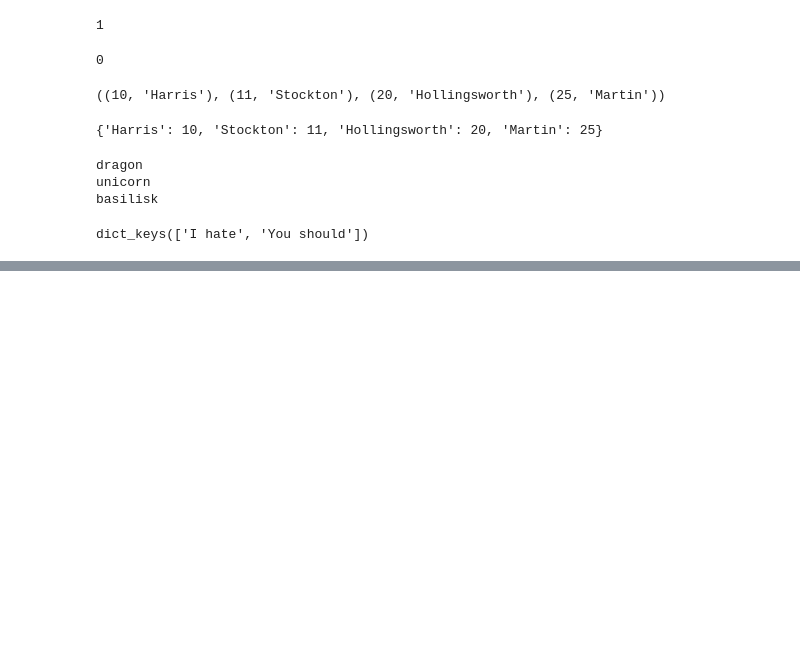
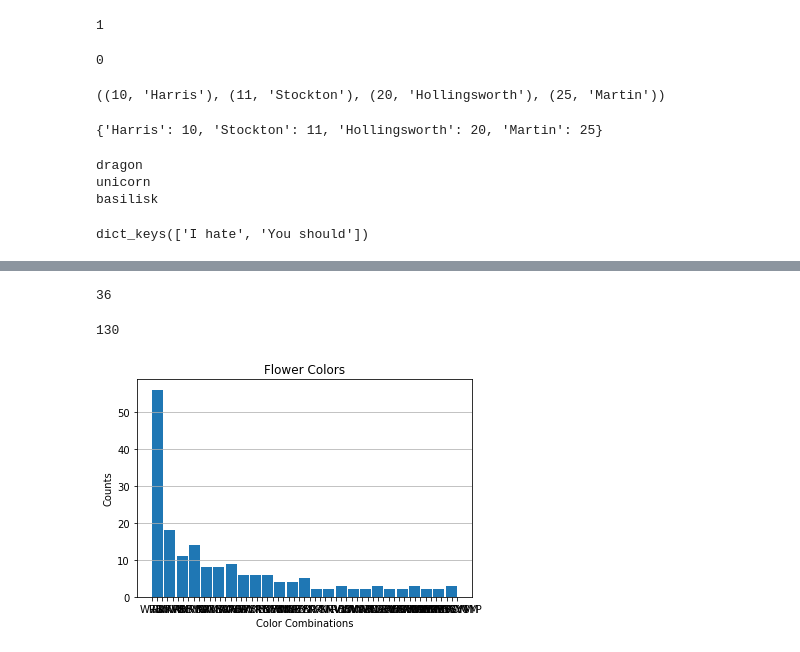
Before and after one commit to Frododawn/MachineLearningII, a Jupyter notebook: Titanic_Prac.ipynb, the cells around one changed output, grey strips where cells are left out. Cells and saved outputs as stored; diff of their text form; code cells hidden in the pictures; blank space fills up the shorter version.

```diff
--- a/Titanic_Prac.ipynb
+++ b/Titanic_Prac.ipynb
@@ -277,0 +456,5 @@ print(myth)
+# %%
+# Remove character '/' from the flower_orders
+ch = '/'
+flower_orders = [elem.replace(ch, '') for elem in flower_orders]
+print(flower_orders)
@@ -277,0 +463,3 @@ print(myth)
+# %%
+flower_orders= Counter(['WRB', 'WRB', 'WRB', 'WRB', 'WRB', 'WRB', 'WRB', 'WRB', 'WRB', 'WRB', 'WRB', 'WRB', 'WRB', 'WRB', 'WRB', 'WRB', 'WRB', 'WRB', 'WRB', 'WRB', 'WRB', 'WRB', 'WRB', 'WRB', 'WRB', 'WRB', 'WRB', 'WRB', 'WRB', 'WRB', 'WR', 'WR', 'WR', 'WR', 'WR', 'WR', 'WR', 'WR', 'WR', 'WR', 'WR', 'WR', 'WR', 'WR', 'WR', 'WR', 'RVY', 'RVY', 'RVY', 'RVY', 'RVY', 'RVY', 'RVY', 'RVY', 'RVY', 'RVY', 'WRV', 'WRV', 'WRV', 'WRV', 'WRV', 'WRV', 'WRV', 'WRV', 'WRV', 'WRV', 'WNRV', 'WNRV', 'WNRV', 'WNRV', 'WNRV', 'WNRV', 'WNRV', 'WNRV', 'WRBY', 'WRBY', 'WRBY', 'WRBY', 'WRBY', 'WRBY', 'BY', 'BY', 'BY', 'BY', 'BY', 'RBY', 'RBY', 'RBY', 'RBY', 'RBY', 'WNRBVY', 'WNRBVY', 'WNRBVY', 'WNRBVY', 'WNRBVY', 'WG', 'WG', 'WG', 'WG', 'RY', 'RY', 'RY', 'RY', 'NRVY', 'NRVY', 'NRVY', 'NRVY', 'WRBV', 'WRBV', 'WRBV', 'WRBV', 'WNRVY', 'WNRVY', 'WNRVY', 'WNRVY', 'NRY', 'NRY', 'NRY', 'WVO', 'WVO', 'WVO', 'WNRY', 'WNRY', 'WNRY', 'RBVY', 'RBVY', 'RBVY', 'WRVY', 'WRVY', 'WRVY', 'WRBVY', 'WRBVY', 'WRBVY', 'WNRBY', 'WNRBY', 'WNRBY', 'RG', 'RG', 'BVY', 'BVY', 'NBY', 'NBY', 'WBY', 'WBY', 'WNB', 'WNB', 'WNR', 'WNR', 'WNBY', 'WNBY', 'WBVY', 'WBVY', 'WNRBVYGM', 'WNRBVYGM', 'BR', 'NR', 'VY', 'V', 'NRV', 'NVY', 'RBO', 'WBV', 'WVY', 'WNRB', 'WNRO', 'WNRG', 'WNVY', 'WNYM', 'NRBY', 'NBVY', 'RVYO', 'WBVM', 'WBVO', 'NRBYM', 'NRVOM', 'WNRYG', 'NRBVY', 'WRBVYP', 'WNRBYG', 'WNRBVOM', 'WNRBVYM', 'WNBVYGM', 'WNBVVYP'])
+flower_orders
@@ -277,0 +484,4 @@ print(myth)
+# %%
+flower_orders = ['WRB', 'WRB', 'WRB', 'WRB', 'WRB', 'WRB', 'WRB', 'WRB', 'WRB', 'WRB', 'WRB', 'WRB', 'WRB', 'WRB', 'WRB', 'WRB', 'WRB', 'WRB', 'WRB', 'WRB', 'WRB', 'WRB', 'WRB', 'WRB', 'WRB', 'WRB', 'WRB', 'WRB', 'WRB', 'WRB', 'WR', 'WR', 'WR', 'WR', 'WR', 'WR', 'WR', 'WR', 'WR', 'WR', 'WR', 'WR', 'WR', 'WR', 'WR', 'WR', 'RVY', 'RVY', 'RVY', 'RVY', 'RVY', 'RVY', 'RVY', 'RVY', 'RVY', 'RVY', 'WRV', 'WRV', 'WRV', 'WRV', 'WRV', 'WRV', 'WRV', 'WRV', 'WRV', 'WRV', 'WNRV', 'WNRV', 'WNRV', 'WNRV', 'WNRV', 'WNRV', 'WNRV', 'WNRV', 'WRBY', 'WRBY', 'WRBY', 'WRBY', 'WRBY', 'WRBY', 'BY', 'BY', 'BY', 'BY', 'BY', 'RBY', 'RBY', 'RBY', 'RBY', 'RBY', 'WNRBVY', 'WNRBVY', 'WNRBVY', 'WNRBVY', 'WNRBVY', 'WG', 'WG', 'WG', 'WG', 'RY', 'RY', 'RY', 'RY', 'NRVY', 'NRVY', 'NRVY', 'NRVY', 'WRBV', 'WRBV', 'WRBV', 'WRBV', 'WNRVY', 'WNRVY', 'WNRVY', 'WNRVY', 'NRY', 'NRY', 'NRY', 'WVO', 'WVO', 'WVO', 'WNRY', 'WNRY', 'WNRY', 'RBVY', 'RBVY', 'RBVY', 'WRVY', 'WRVY', 'WRVY', 'WRBVY', 'WRBVY', 'WRBVY', 'WNRBY', 'WNRBY', 'WNRBY', 'RG', 'RG', 'BVY', 'BVY', 'NBY', 'NBY', 'WBY', 'WBY', 'WNB', 'WNB', 'WNR', 'WNR', 'WNBY', 'WNBY', 'WBVY', 'WBVY', 'WNRBVYGM', 'WNRBVYGM', 'BR', 'NR', 'VY', 'V', 'NRV', 'NVY', 'RBO', 'WBV', 'WVY', 'WNRB', 'WNRO', 'WNRG', 'WNVY', 'WNYM', 'NRBY', 'NBVY', 'RVYO', 'WBVM', 'WBVO', 'NRBYM', 'NRVOM', 'WNRYG', 'NRBVY', 'WRBVYP', 'WNRBYG', 'WNRBVOM', 'WNRBVYM', 'WNBVYGM', 'WNBVVYP']
+for x in flower_orders:
+  print(x)
@@ -277,0 +506,6 @@ print(myth)
+# %%
+flower_orders = ['WRB', 'WRB', 'WRB', 'WRB', 'WRB', 'WRB', 'WRB', 'WRB', 'WRB', 'WRB', 'WRB', 'WRB', 'WRB', 'WRB', 'WRB', 'WRB', 'WRB', 'WRB', 'WRB', 'WRB', 'WRB', 'WRB', 'WRB', 'WRB', 'WRB', 'WRB', 'WRB', 'WRB', 'WRB', 'WRB', 'WR', 'WR', 'WR', 'WR', 'WR', 'WR', 'WR', 'WR', 'WR', 'WR', 'WR', 'WR', 'WR', 'WR', 'WR', 'WR', 'RVY', 'RVY', 'RVY', 'RVY', 'RVY', 'RVY', 'RVY', 'RVY', 'RVY', 'RVY', 'WRV', 'WRV', 'WRV', 'WRV', 'WRV', 'WRV', 'WRV', 'WRV', 'WRV', 'WRV', 'WNRV', 'WNRV', 'WNRV', 'WNRV', 'WNRV', 'WNRV', 'WNRV', 'WNRV', 'WRBY', 'WRBY', 'WRBY', 'WRBY', 'WRBY', 'WRBY', 'BY', 'BY', 'BY', 'BY', 'BY', 'RBY', 'RBY', 'RBY', 'RBY', 'RBY', 'WNRBVY', 'WNRBVY', 'WNRBVY', 'WNRBVY', 'WNRBVY', 'WG', 'WG', 'WG', 'WG', 'RY', 'RY', 'RY', 'RY', 'NRVY', 'NRVY', 'NRVY', 'NRVY', 'WRBV', 'WRBV', 'WRBV', 'WRBV', 'WNRVY', 'WNRVY', 'WNRVY', 'WNRVY', 'NRY', 'NRY', 'NRY', 'WVO', 'WVO', 'WVO', 'WNRY', 'WNRY', 'WNRY', 'RBVY', 'RBVY', 'RBVY', 'WRVY', 'WRVY', 'WRVY', 'WRBVY', 'WRBVY', 'WRBVY', 'WNRBY', 'WNRBY', 'WNRBY', 'RG', 'RG', 'BVY', 'BVY', 'NBY', 'NBY', 'WBY', 'WBY', 'WNB', 'WNB', 'WNR', 'WNR', 'WNBY', 'WNBY', 'WBVY', 'WBVY', 'WNRBVYGM', 'WNRBVYGM', 'BR', 'NR', 'VY', 'V', 'NRV', 'NVY', 'RBO', 'WBV', 'WVY', 'WNRB', 'WNRO', 'WNRG', 'WNVY', 'WNYM', 'NRBY', 'NBVY', 'RVYO', 'WBVM', 'WBVO', 'NRBYM', 'NRVOM', 'WNRYG', 'NRBVY', 'WRBVYP', 'WNRBYG', 'WNRBVOM', 'WNRBVYM', 'WNBVYGM', 'WNBVVYP']
+
+newlist = [x for x in flower_orders if "W" in x]
+
+print(newlist)
@@ -277,0 +535,23 @@ print(myth)
+# %%
+print(len(newlist))
+# %% [output]
+36
+# %%
+Wlist = ['WRB', 'WRB', 'WRB', 'WRB', 'WRB', 'WRB', 'WRB', 'WRB', 'WRB', 'WRB', 'WRB', 'WRB', 'WRB', 'WRB', 'WRB', 'WRB', 'WRB', 'WRB', 'WRB', 'WRB', 'WRB', 'WRB', 'WRB', 'WRB', 'WRB', 'WRB', 'WRB', 'WRB', 'WRB', 'WRB', 'WR', 'WR', 'WR', 'WR', 'WR', 'WR', 'WR', 'WR', 'WR', 'WR', 'WR', 'WR', 'WR', 'WR', 'WR', 'WR', 'WRV', 'WRV', 'WRV', 'WRV', 'WRV', 'WRV', 'WRV', 'WRV', 'WRV', 'WRV', 'WNRV', 'WNRV', 'WNRV', 'WNRV', 'WNRV', 'WNRV', 'WNRV', 'WNRV', 'WRBY', 'WRBY', 'WRBY', 'WRBY', 'WRBY', 'WRBY', 'WNRBVY', 'WNRBVY', 'WNRBVY', 'WNRBVY', 'WNRBVY', 'WG', 'WG', 'WG', 'WG', 'WRBV', 'WRBV', 'WRBV', 'WRBV', 'WNRVY', 'WNRVY', 'WNRVY', 'WNRVY', 'WVO', 'WVO', 'WVO', 'WNRY', 'WNRY', 'WNRY', 'WRVY', 'WRVY', 'WRVY', 'WRBVY', 'WRBVY', 'WRBVY', 'WNRBY', 'WNRBY', 'WNRBY', 'WBY', 'WBY', 'WNB', 'WNB', 'WNR', 'WNR', 'WNBY', 'WNBY', 'WBVY', 'WBVY', 'WNRBVYGM', 'WNRBVYGM', 'WBV', 'WVY', 'WNRB', 'WNRO', 'WNRG', 'WNVY', 'WNYM', 'WBVM', 'WBVO', 'WNRYG', 'WRBVYP', 'WNRBYG', 'WNRBVOM', 'WNRBVYM', 'WNBVYGM', 'WNBVVYP']
+print(len(Wlist))
+# %% [output]
+130
+# %%
+# Histogram of flower_orders
+import matplotlib.pyplot as plt
+
+flower_orders = ['WRB', 'WRB', 'WRB', 'WRB', 'WRB', 'WRB', 'WRB', 'WRB', 'WRB', 'WRB', 'WRB', 'WRB', 'WRB', 'WRB', 'WRB', 'WRB', 'WRB', 'WRB', 'WRB', 'WRB', 'WRB', 'WRB', 'WRB', 'WRB', 'WRB', 'WRB', 'WRB', 'WRB', 'WRB', 'WRB', 'WR', 'WR', 'WR', 'WR', 'WR', 'WR', 'WR', 'WR', 'WR', 'WR', 'WR', 'WR', 'WR', 'WR', 'WR', 'WR', 'RVY', 'RVY', 'RVY', 'RVY', 'RVY', 'RVY', 'RVY', 'RVY', 'RVY', 'RVY', 'WRV', 'WRV', 'WRV', 'WRV', 'WRV', 'WRV', 'WRV', 'WRV', 'WRV', 'WRV', 'WNRV', 'WNRV', 'WNRV', 'WNRV', 'WNRV', 'WNRV', 'WNRV', 'WNRV', 'WRBY', 'WRBY', 'WRBY', 'WRBY', 'WRBY', 'WRBY', 'BY', 'BY', 'BY', 'BY', 'BY', 'RBY', 'RBY', 'RBY', 'RBY', 'RBY', 'WNRBVY', 'WNRBVY', 'WNRBVY', 'WNRBVY', 'WNRBVY', 'WG', 'WG', 'WG', 'WG', 'RY', 'RY', 'RY', 'RY', 'NRVY', 'NRVY', 'NRVY', 'NRVY', 'WRBV', 'WRBV', 'WRBV', 'WRBV', 'WNRVY', 'WNRVY', 'WNRVY', 'WNRVY', 'NRY', 'NRY', 'NRY', 'WVO', 'WVO', 'WVO', 'WNRY', 'WNRY', 'WNRY', 'RBVY', 'RBVY', 'RBVY', 'WRVY', 'WRVY', 'WRVY', 'WRBVY', 'WRBVY', 'WRBVY', 'WNRBY', 'WNRBY', 'WNRBY', 'RG', 'RG', 'BVY', 'BVY', 'NBY', 'NBY', 'WBY', 'WBY', 'WNB', 'WNB', 'WNR', 'WNR', 'WNBY', 'WNBY', 'WBVY', 'WBVY', 'WNRBVYGM', 'WNRBVYGM', 'BR', 'NR', 'VY', 'V', 'NRV', 'NVY', 'RBO', 'WBV', 'WVY', 'WNRB', 'WNRO', 'WNRG', 'WNVY', 'WNYM', 'NRBY', 'NBVY', 'RVYO', 'WBVM', 'WBVO', 'NRBYM', 'NRVOM', 'WNRYG', 'NRBVY', 'WRBVYP', 'WNRBYG', 'WNRBVOM', 'WNRBVYM', 'WNBVYGM', 'WNBVVYP']
+
+plt.hist(flower_orders, bins=25, rwidth=0.9)
+plt.title('Flower Colors')
+plt.xlabel('Color Combinations')
+plt.ylabel('Counts')
+plt.grid(axis='y', alpha=0.95)
+plt.show()
+# %% [output]
+[figure, added]
```
Also changed, not shown: parts of 63 cells of this notebook.
